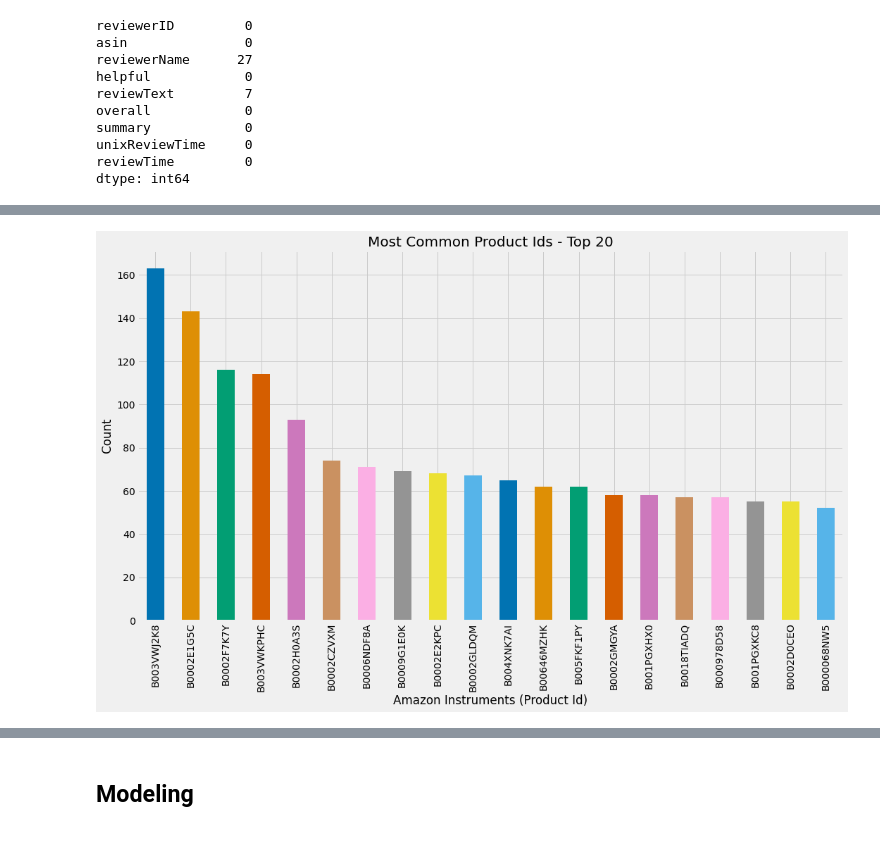
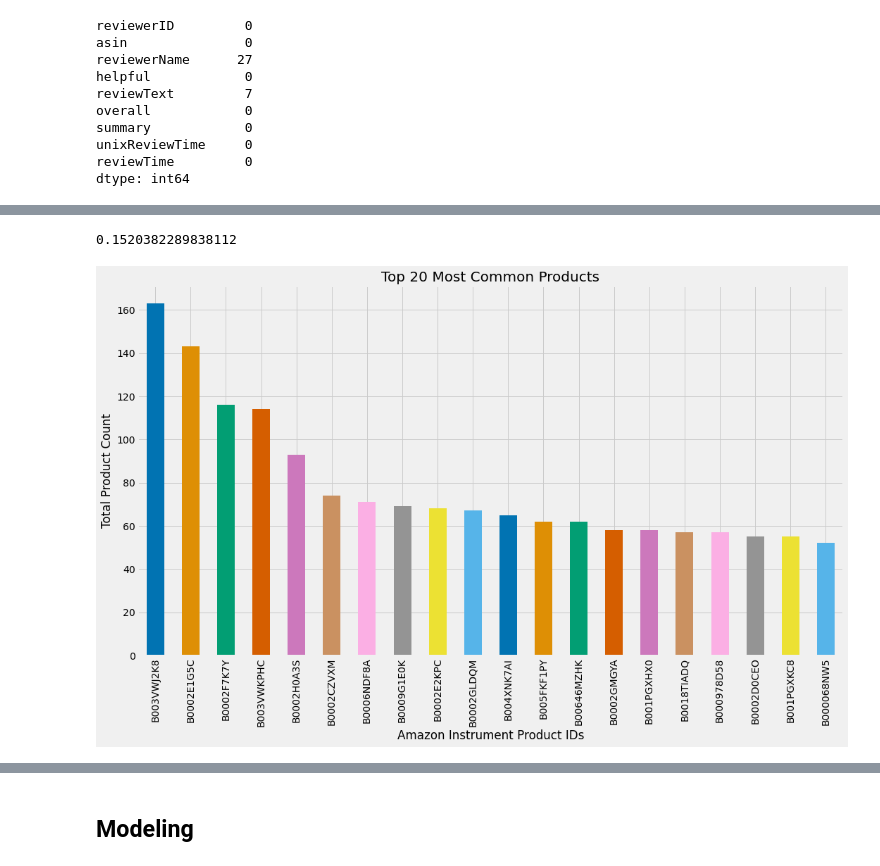
Before and after one commit to chasethompson/amazon-music-nlp, a Jupyter notebook: amazon_music_review_nlp.ipynb, the cells around one changed output, grey strips where cells are left out. Cells and saved outputs as stored; diff of their text form; code cells hidden in the pictures.

Commit message:
updated notebook for amazon nlp article

```diff
--- a/amazon_music_review_nlp.ipynb
+++ b/amazon_music_review_nlp.ipynb
@@ -98,30 +108,17 @@ df.reviewerName.value_counts().hist()
 # %%
-# # Drop columns we won't be using
-# df.drop(['reviewerID', 'reviewerName', 'helpful', 'unixReviewTime', 'reviewTime'], axis=1, inplace=True)
-
-# # Fix the naming convention for each of the remaining columns
-# df = df.rename(columns={"asin": "product_id", 'reviewText': 'product_review', 'overall':'rating'})
-
-# # Drop rows with missing values
-# df.isnull().sum().sort_values(ascending=False)
-# df = df.dropna()
-
-# df.head()
-
 # Create a full picture of all the relevant text associated with each review
 df['full_review'] = df['reviewText'] + ' ' + df['summary']
 
 # Create a feature that gives us a length of each review
-df['review_length'] = len(df.full_review)
+df['review_length']  = df['full_review'].str.len()
 
 # Drop columns we won't be using
-df.drop(['reviewerID', 'reviewerName', 'helpful', 'unixReviewTime', 'reviewTime'], axis=1, inplace=True)
+df.drop(['reviewText', 'reviewerID', 'reviewerName', 'helpful', 'unixReviewTime', 'reviewTime'], axis=1, inplace=True)
 
 # Fix the naming convention for each of the remaining columns
-df = df.rename(columns={"asin": "product_id", 'reviewText': 'product_review', 'overall':'rating'})
+df = df.rename(columns={"asin": "product_id", 'overall':'rating'})
 
 # Drop rows with missing values
-df.isnull().sum().sort_values(ascending=False)
 df = df.dropna()
 
 df.head()
@@ -135,6 +131,0 @@ df.head()
-# %%
-# Create a full picture of all the relevant text associated with each review
-
-df['text'] = df['product_review'] + ' ' + df['summary']
-del df['product_review']
-del df['summary']
@@ -178,13 +145,18 @@ Name: product_id, dtype: int64
+# %%
+top_20.sum()/df.shape[0]
+# %% [output]
+0.1520382289838112
 # %%
+# Create a pandas series of the Top 20 Most Common Products
+top_20 = df['product_id'].value_counts()[:20]
+
 color_pal = sns.color_palette("colorblind")
 plt.figure(figsize=(16, 9))
-plt.style.use('fivethirtyeight')
 top_20 = df['product_id'].value_counts()[:20]
 top_20.plot.bar(color=color_pal)
-#sns.countplot(df['rating'], data=df, palette='colorblind')
-plt.title('Most Common Product Ids - Top 20', fontsize = 20)
-plt.xlabel('Amazon Instruments (Product Id)')
-plt.ylabel('Count')
+plt.title('Top 20 Most Common Products', fontsize = 20)
+plt.xlabel('Amazon Instrument Product IDs')
+plt.ylabel('Total Product Count')
 plt.show()
 # %% [output]
-[figure, old version]
+[figure, new version]
```
Also changed, not shown: parts of 36 cells of this notebook.
